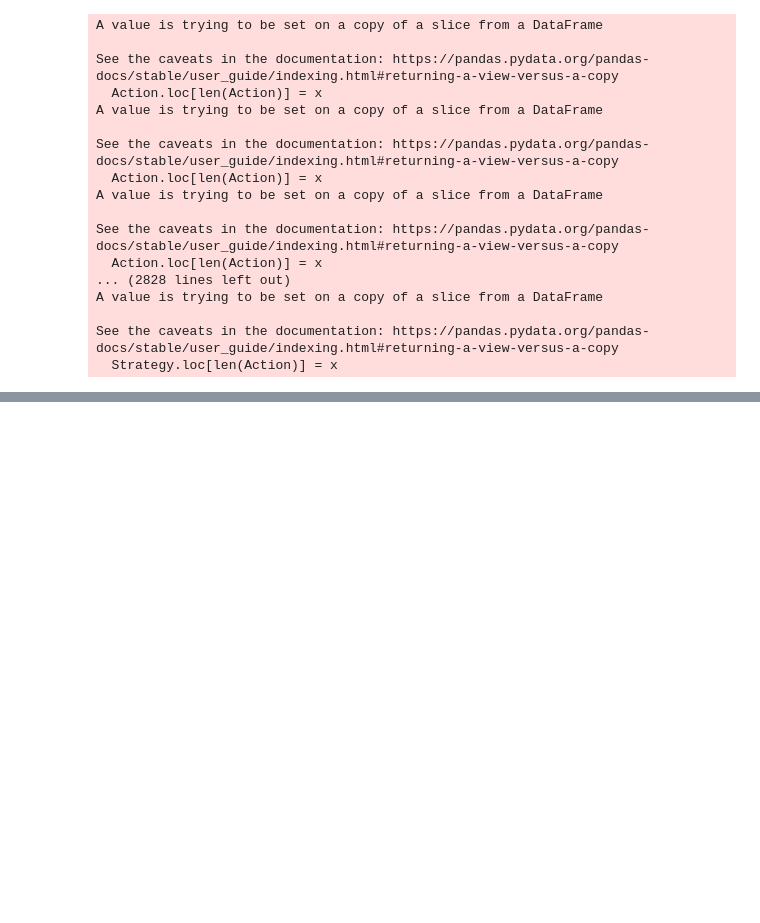
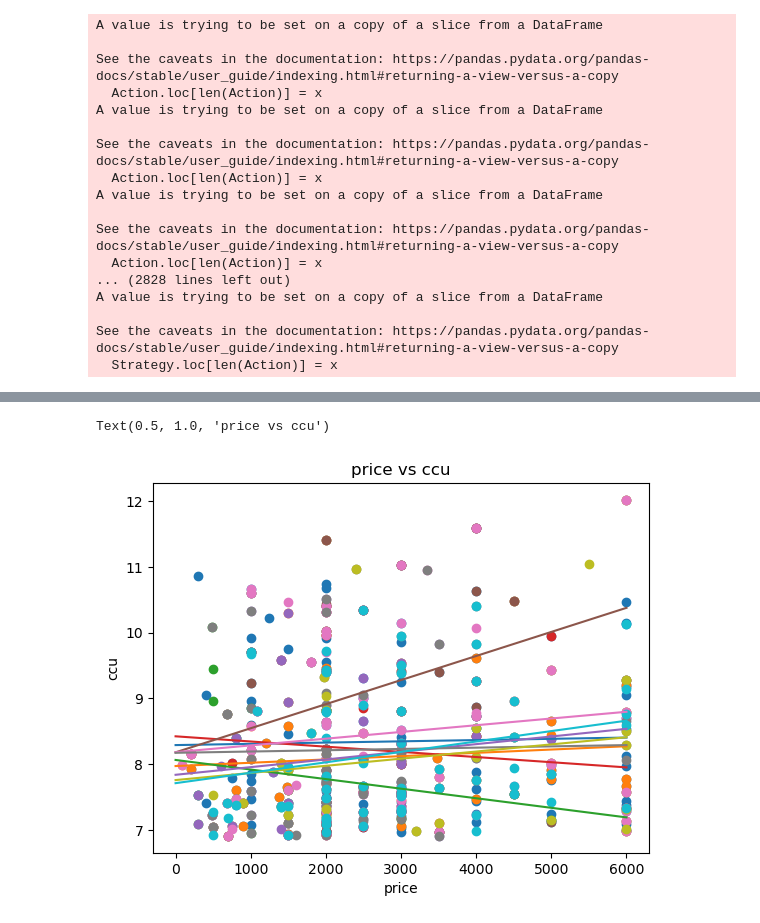
Before and after one commit to PurpleLampShade/MachineLearningFinal, a Jupyter notebook: Ridge_regressor.ipynb, the cells around one changed output, grey strips where cells are left out. Drawn from its saved outputs; the diff is of its cells as text; code cells hidden in the pictures; blank space fills up the shorter version.

```diff
--- a/Ridge_regressor.ipynb
+++ b/Ridge_regressor.ipynb
@@ -207,0 +263,34 @@ param = {
+# %%
+
+fig, ax = plt.subplots()
+'''fig.set_figheight(40)
+fig.set_figwidth(20)'''
+
+genres = RelevantData["genres"].unique()
+
+for g in genres:
+  X = RelevantData.loc[RelevantData.genres == g, ['price_x']]
+  y = RelevantData.loc[RelevantData.genres == g, ['ccu']]
+
+  ax.scatter(X,y, label = g)
+#  print("results for " + g + ": \n")
+
+  X_train, X_test, y_train, y_test = train_test_split(X,y, test_size=0.2, random_state=20)
+  model = model = modelgenres [g]
+
+  #print(X_train)
+
+  slope = model.coef_
+  x_graph = np.linspace(0, 6000)
+  x_graph = x_graph.reshape(-1,1)
+  y_graph = (x_graph * slope) + model.intercept_
+
+  ax.plot(x_graph, y_graph, label="Regression trend line of " + g)
+
+ax.set_xlabel("price")
+ax.set_ylabel("ccu")
+ax.set_title("price vs ccu")
+#ax.legend()
+# %% [output]
+Text(0.5, 1.0, 'price vs ccu')
+[figure, added]
```
Also changed, not shown: parts of 6 cells of this notebook.
